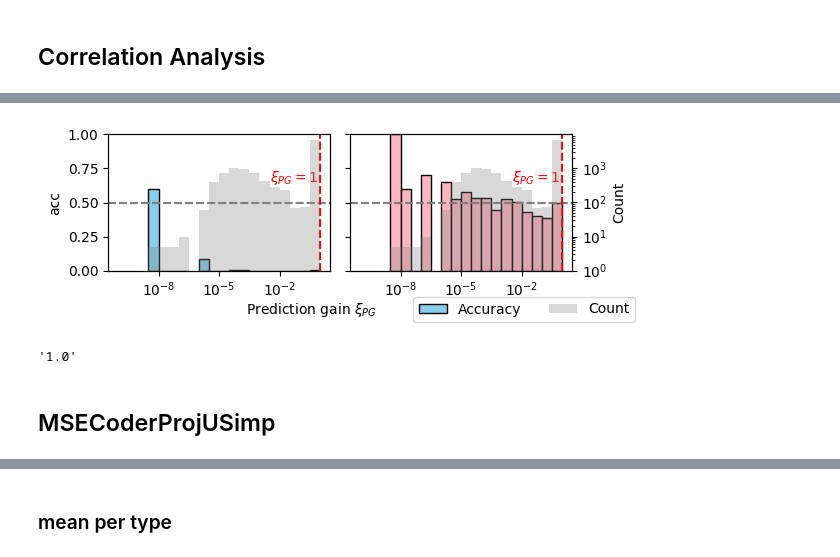
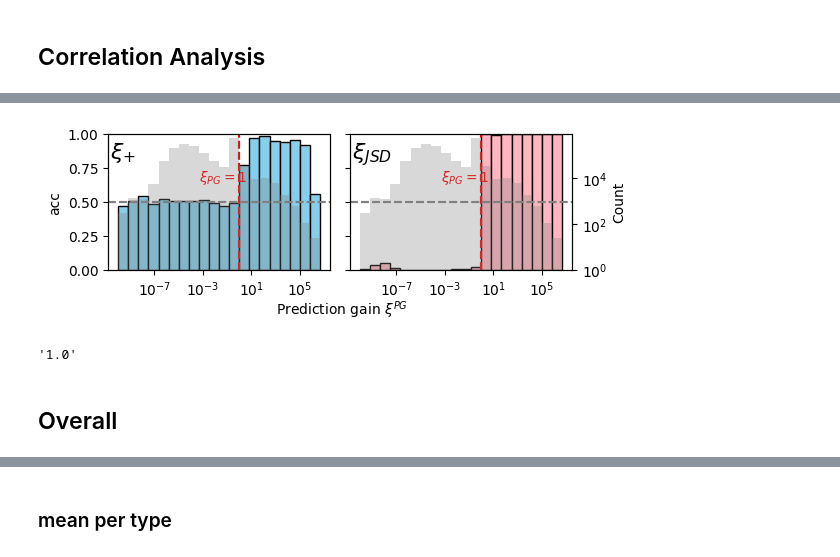
Before and after one commit to loris3/ceelm, a Jupyter notebook: validation.ipynb, the cells around one changed output, grey strips where cells are left out. Cells and saved outputs as stored; diff of their text form; code cells hidden in the pictures.

```diff
--- a/validation.ipynb
+++ b/validation.ipynb
@@ -79,21 +87,6 @@ def get_text_color_for_contrast(val):
         return 'color: black'
     return 'color: white' if abs(corr) >= 0.6 else 'color: black'
 # %%
-
-def rename_model(x):
-       if x == "OLMo-2-0425-1B_tulu-3-sft-olmo-2-mixture-0225_lr0.0001_seed42":
-              return "Olmo2-1B"
-
-def rename_estimator(x):
-      return x.split(":")[0]
-def rename_linear_coder(x):
-      return x.replace("Coder","").replace("Thresh","")
-def extract_seed(x):
-       return int(re.search(r'seed (\d+)', x).group(1)) if "seed" in x else None
-
-def rename_random(x):
-    return re.sub(r' with seed \d+', "", x)
-
 
 
 df_validation = pq.ParquetDataset("results/validation").read().to_pandas()
@@ -514,12 +309,8 @@ acc_bins_plot(
 # %%
-import numpy as np
-import pandas as pd
-import matplotlib.pyplot as plt
-from sklearn.metrics import accuracy_score
 primary_colors = ["skyblue", "lightpink"]
 def acc_bins_plot_dual(rr, x_cols, subset_filter=None, bins=20,
                        filename="./figures/acc_bins_plot_dual_sideby.pdf",
-                       caption="Acc Bin Diagram Dual Side-by-Side"):
+                       ):
     if len(x_cols) != 2:
         raise ValueError("x_cols must be a list of exactly 2 column names")
 
@@ -578,10 +369,15 @@ def acc_bins_plot_dual(rr, x_cols, subset_filter=None, bins=20,
         ax.set_xscale("log")
         ax.axhline(0.5, color="gray", ls="--")
         ax.axvline(1, color="r", ls="--")
-        ax.text(0.05, 0.75, r"$\xi_{PG}=1$", ha="center", va="top",color="red")
+        ax.text(0.05, 0.75, r"$\xi^{PG}=1$", ha="center", va="top",color="red")
 
+        # Add x_col name in top-left corner of the axis
+        ax.text(
+            0.01, 0.95, '$\\xi^{+}$' if 'log' in x_col else '$\\xi^{JSD}$', transform=ax.transAxes,
+            ha="left", va="top", fontsize=16, fontweight="bold"
+        )
 
-        # ax.set_xlabel(r"Prediction gain $\xi_{PG}$")
+        # ax.set_xlabel(r"Prediction gain $\xi^{PG}$")
      #   ax.set_title(x_col)
         # Secondary axis: count
         ax2 = ax.twinx()
@@ -595,37 +391,37 @@ def acc_bins_plot_dual(rr, x_cols, subset_filter=None, bins=20,
             label="Count"
         )
         # Only show secondary axis ticks and label on the right subplot
         if i == 1:
             ax2.set_ylabel("Count")
             ax2.tick_params(axis='y', which='both', labelcolor='black')
         else:
             ax2.set_yticks([])  # hide ticks
             ax2.set_ylabel("")  # hide label
             ax2.yaxis.set_visible(False)
 
         ax2.set_yscale("log")
         ax2.set_ylim(1, max(binned["count"].max(), 1) * 1.5)
 
         # Collect handles/labels for combined legend
         all_handles += [h_acc, h_count]
-        all_handles = all_handles[0:1] + all_handles[2:3]
+        # all_handles = all_handles[0:1] + all_handles[2:3]
         all_labels += ["acc", "Count"]
 
+
     # Combined legend at top center
-    fig.legend(all_handles, all_labels, loc='lower right', ncol=2, bbox_to_anchor=(1, -0.075))
-    fig.text(0.45, 0.02, r"Prediction gain $\xi_{PG}$", ha='center', va='center')
+    # fig.legend(all_handles, all_labels, loc='lower right', ncol=2, bbox_to_anchor=(0.95, -0.075))
+    fig.text(0.5, 0.02, r"Prediction gain $\xi^{PG}$", ha='center', va='center',)
 
     plt.tight_layout()
     plt.savefig(filename, bbox_inches="tight")
     plt.show()
 
 acc_bins_plot_dual(
-rr.head(70000),
-x_cols=["validation_score_jsd", "validation_score_log_p"],
+rr,#.head(70000),
+x_cols=[ "validation_score_log_p","validation_score_jsd",],
 subset_filter=lambda df: df[df["linear_coder"]==linear_coder],
 bins=20,
 filename=f"./figures/reliability_{linear_coder}_dual.pdf",
-caption=f"Reliability Diagram {linear_coder} (dual)"
 )
 # %% [output]
-[figure, old version]
+[figure, new version]
@@ -662,5 +444,5 @@ categorize("10 by facility location from Top-100 least influential (scores close
 # %% [output]
 '1.0'
 # %% [markdown]
-## MSECoderProjUSimp
+## Overall
 # %%
```
Also changed, not shown: parts of 32 cells of this notebook, 10 other files.
